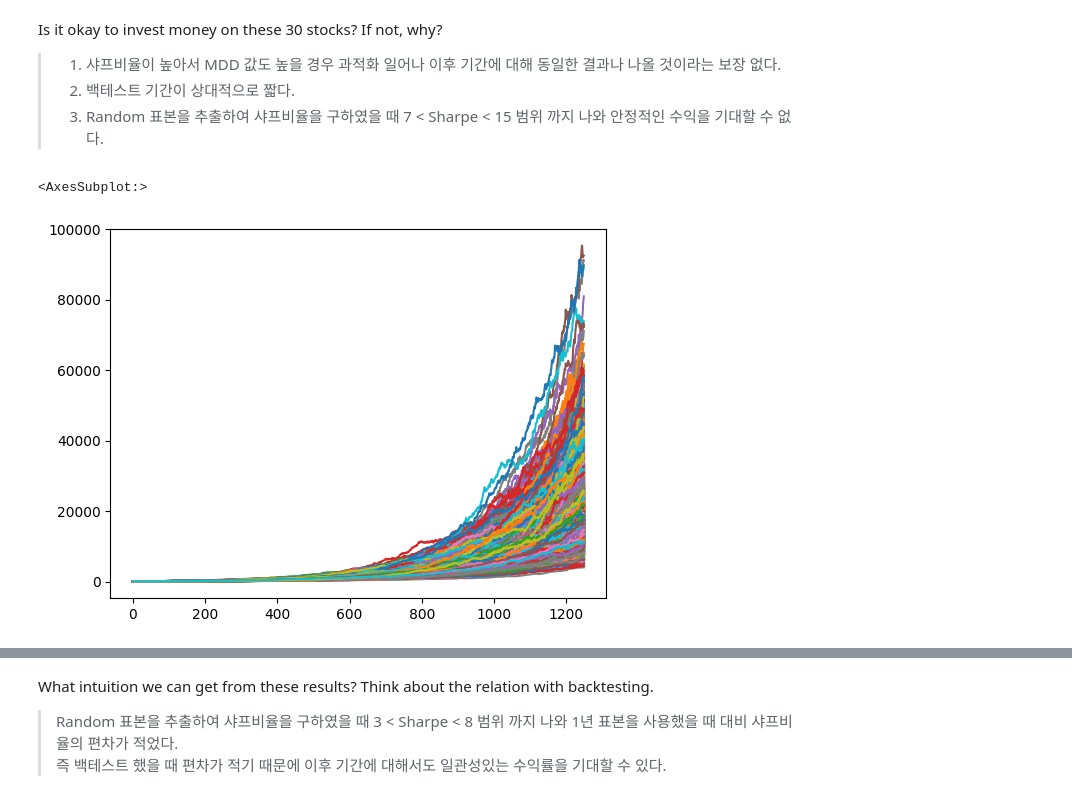
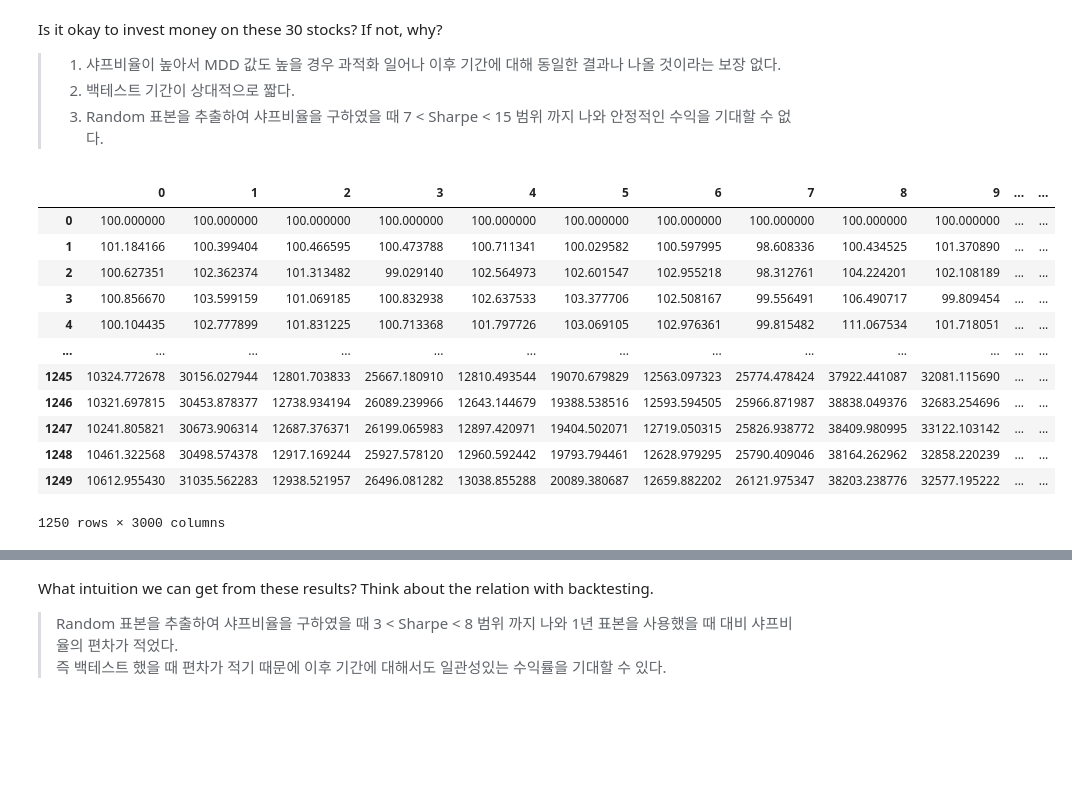
Before and after one commit to Donghwaa/FAI, a Jupyter notebook: FAI_week6.ipynb, the cells around one changed output, grey strips where cells are left out. Cells and saved outputs as stored; diff of their text form; code cells hidden in the pictures; blank space fills up the shorter version.

```diff
--- a/FAI_week6.ipynb
+++ b/FAI_week6.ipynb
@@ -81,7 +97,18 @@ Is it okay to invest money on these 30 stocks? If not, why?
 # %%
 n_years = 5
 price_5y = gbm(n_years, n_stocks, mu, sigma, steps_per_year, s_0)
-price_5y.plot(legend=False)
+price_5y
 # %% [output]
+|  | 0 | 1 | 2 | 3 | 4 | 5 | 6 | 7 | 8 | 9 | ... | ... |
+| 0 | 100.000000 | 100.000000 | 100.000000 | 100.000000 | 100.000000 | 100.000000 | 100.000000 | 100.000000 | 100.000000 | 100.000000 | ... | ... |
+| 1 | 101.184166 | 100.399404 | 100.466595 | 100.473788 | 100.711341 | 100.029582 | 100.597995 | 98.608336 | 100.434525 | 101.370890 | ... | ... |
+| 2 | 100.627351 | 102.362374 | 101.313482 | 99.029140 | 102.564973 | 102.601547 | 102.955218 | 98.312761 | 104.224201 | 102.108189 | ... | ... |
+| 3 | 100.856670 | 103.599159 | 101.069185 | 100.832938 | 102.637533 | 103.377706 | 102.508167 | 99.556491 | 106.490717 | 99.809454 | ... | ... |
+| 4 | 100.104435 | 102.777899 | 101.831225 | 100.713368 | 101.797726 | 103.069105 | 102.976361 | 99.815482 | 111.067534 | 101.718051 | ... | ... |
+| ... | ... | ... | ... | ... | ... | ... | ... | ... | ... | ... | ... | ... |
+| 1245 | 10324.772678 | 30156.027944 | 12801.703833 | 25667.180910 | 12810.493544 | 19070.679829 | 12563.097323 | 25774.478424 | 37922.441087 | 32081.115690 | ... | ... |
+| 1246 | 10321.697815 | 30453.878377 | 12738.934194 | 26089.239966 | 12643.144679 | 19388.538516 | 12593.594505 | 25966.871987 | 38838.049376 | 32683.254696 | ... | ... |
+| 1247 | 10241.805821 | 30673.906314 | 12687.376371 | 26199.065983 | 12897.420971 | 19404.502071 | 12719.050315 | 25826.938772 | 38409.980995 | 33122.103142 | ... | ... |
+| 1248 | 10461.322568 | 30498.574378 | 12917.169244 | 25927.578120 | 12960.592442 | 19793.794461 | 12628.979295 | 25790.409046 | 38164.262962 | 32858.220239 | ... | ... |
+| 1249 | 10612.955430 | 31035.562283 | 12938.521957 | 26496.081282 | 13038.855288 | 20089.380687 | 12659.882202 | 26121.975347 | 38203.238776 | 32577.195222 | ... | ... |
-<AxesSubplot:>
+1250 rows × 3000 columns
-[figure, removed]
```
Also changed, not shown: parts of 7 cells of this notebook.
